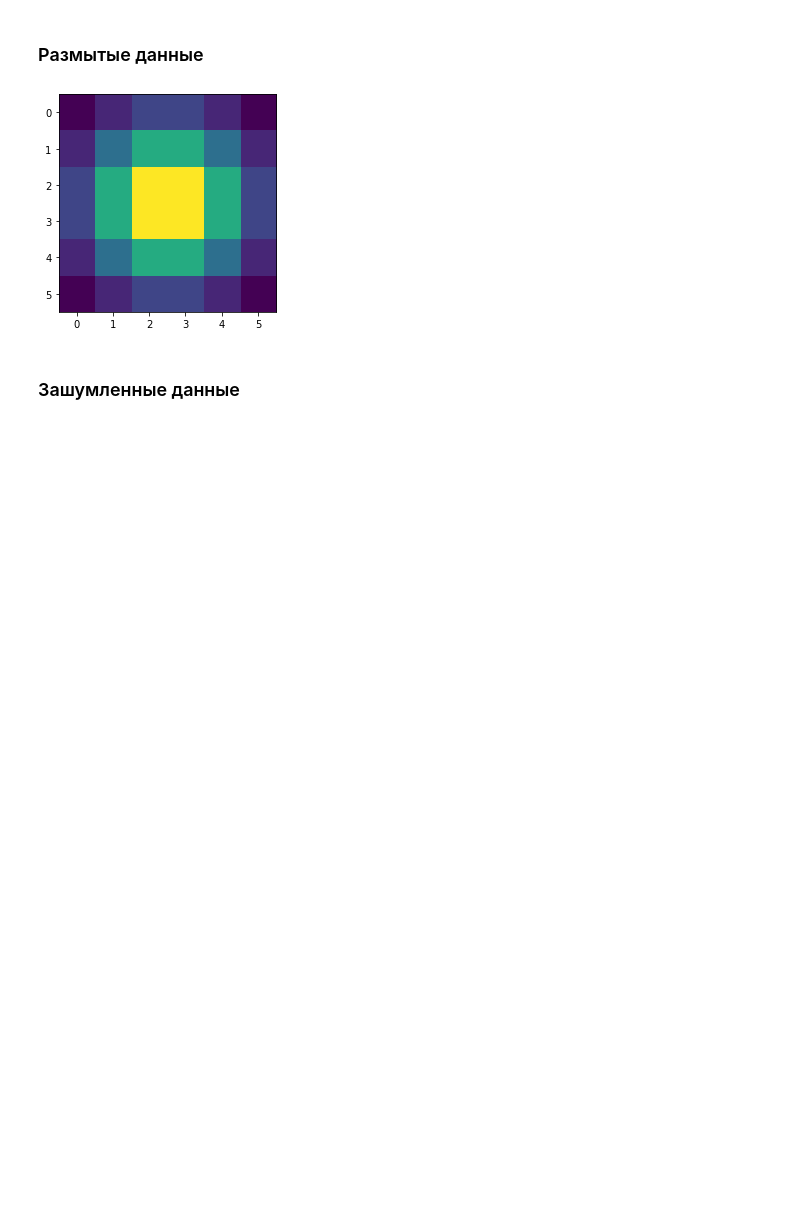
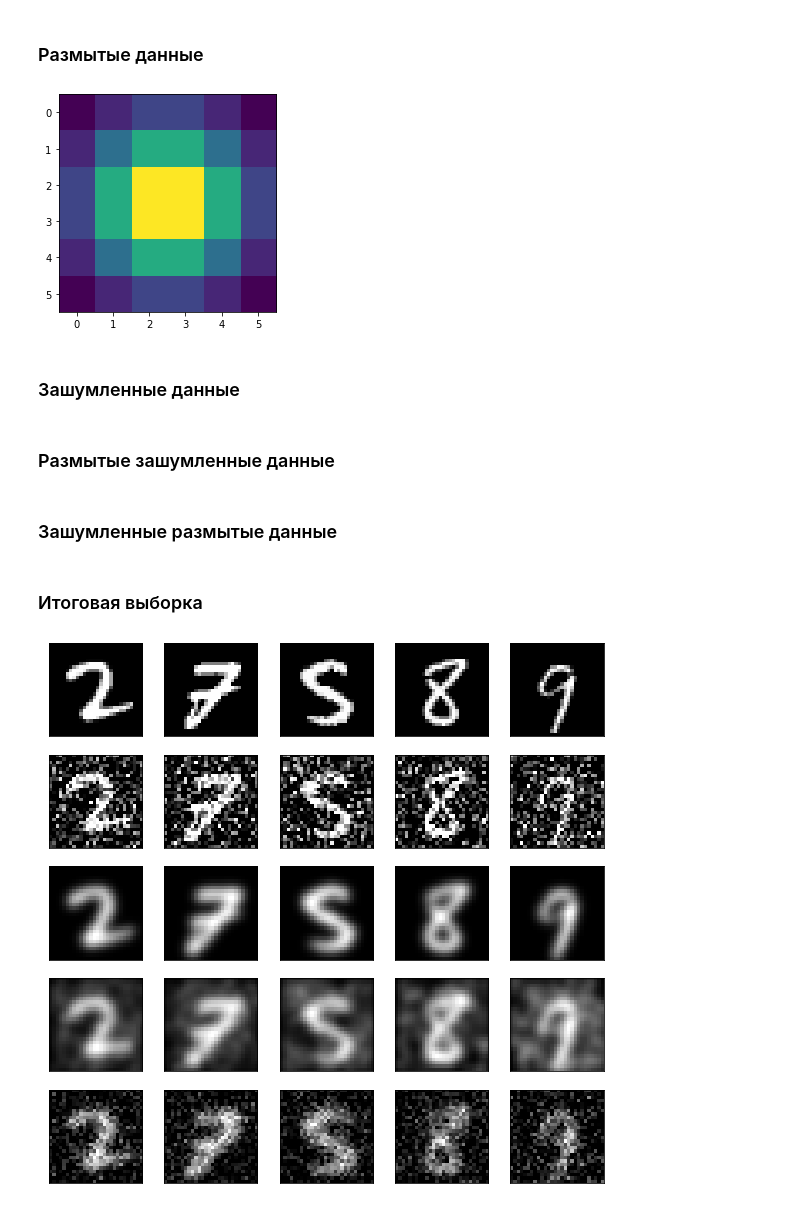
Before and after one commit to FainaIgnatishina/Autoencoders, a Jupyter notebook: Autoencoders.ipynb, the cells around one changed output. Saved outputs shown, nothing was run; the diff lists cells and outputs as text; code cells hidden in the pictures; blank space fills up the shorter version.

```diff
--- a/Autoencoders.ipynb
+++ b/Autoencoders.ipynb
@@ -62,3 +62,5 @@ X_test_noisy = X_test + noise_factor * np.random.normal(loc=0.0, scale=1.0, size
 
 X_train_noisy = np.clip(X_train_noisy, 0., 1.)
 X_test_noisy = np.clip(X_test_noisy, 0., 1.)
+# %% [markdown]
+### Размытые зашумленные данные
@@ -64,0 +82,50 @@ X_test_noisy = np.clip(X_test_noisy, 0., 1.)
+# %% [markdown]
+### Зашумленные размытые данные
+# %%
+noise_factor = 0.15
+X_train_noisy_blur = X_train_blur + noise_factor * np.random.normal(loc=0.0, scale=1.0, size=X_train.shape)
+X_test_noisy_blur = X_test_blur + noise_factor * np.random.normal(loc=0.0, scale=1.0, size=X_test.shape)
+
+X_train_noisy_blur = np.clip(X_train_noisy_blur, 0., 1.)
+X_test_noisy_blur = np.clip(X_test_noisy_blur, 0., 1.)
+# %% [markdown]
+###  Итоговая выборка
+# %%
+first = 467
+n = 5
+plt.figure(figsize=(10, 12))
+for i in range(n):
+    ax = plt.subplot(6, n, i+1)
+    plt.imshow(X_test[i+first].reshape(28, 28))
+    plt.gray()
+    ax.get_xaxis().set_visible(False)
+    ax.get_yaxis().set_visible(False)
+
+
+    ax = plt.subplot(6, n, i+n+1)
+    plt.imshow(X_test_noisy[i+first].reshape(28, 28))
+    plt.gray()
+    ax.get_xaxis().set_visible(False)
+    ax.get_yaxis().set_visible(False)
+
+    ax = plt.subplot(6, n, i+2*n+1)
+    plt.imshow(X_test_blur[i+first].reshape(28, 28))
+    plt.gray()
+    ax.get_xaxis().set_visible(False)
+    ax.get_yaxis().set_visible(False)
+
+    ax = plt.subplot(6, n, i+3*n+1)
+    plt.imshow(X_test_blur_noisy[i+first].reshape(28, 28))
+    plt.gray()
+    ax.get_xaxis().set_visible(False)
+    ax.get_yaxis().set_visible(False)
+
+    ax = plt.subplot(6, n, i+4*n+1)
+    plt.imshow(X_test_noisy_blur[i+first].reshape(28, 28))
+    plt.gray()
+    ax.get_xaxis().set_visible(False)
+    ax.get_yaxis().set_visible(False)
+
+plt.show()
+# %% [output]
+[figure, added]
```
Also changed, not shown: parts of 1 cell of this notebook.
